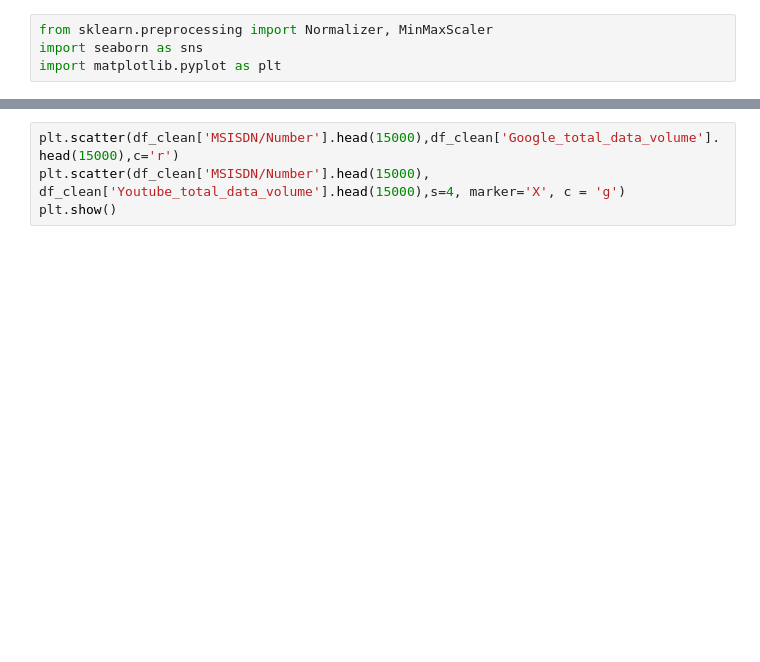
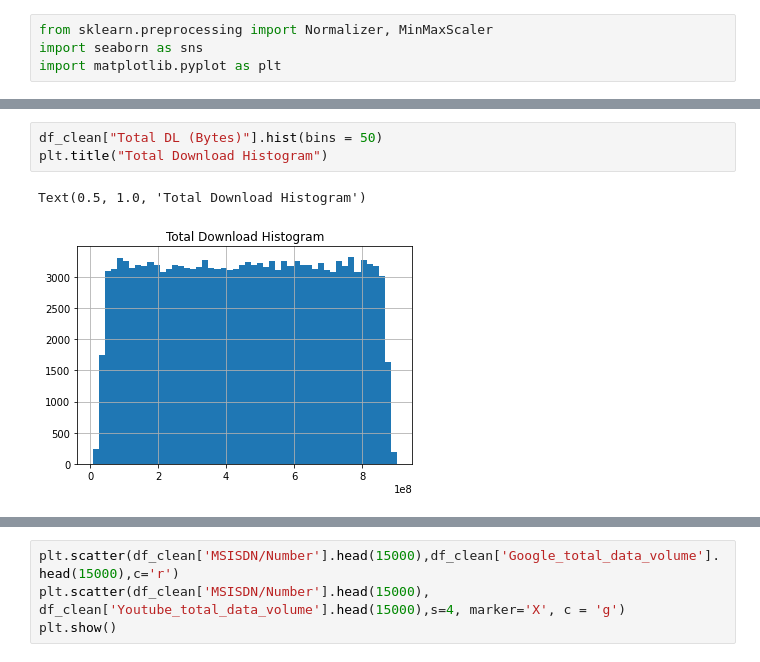
Before and after one commit to behigu/TellCo-Telecom-User-s-Data-Analysis, a Jupyter notebook: notebooks/Telco_telecom_user_data_analysis.ipynb, the cells around one changed output, grey strips where cells are left out. Cells and saved outputs as stored; diff of their text form; blank space fills up the shorter version.

```diff
--- a/notebooks/Telco_telecom_user_data_analysis.ipynb
+++ b/notebooks/Telco_telecom_user_data_analysis.ipynb
@@ -417,0 +471,6 @@ TypeError: ignored
+# %%
+df_clean["Total DL (Bytes)"].hist(bins = 50)
+plt.title("Total Download Histogram")
+# %% [output]
+Text(0.5, 1.0, 'Total Download Histogram')
+[figure, added]
```
Also changed, not shown: parts of 29 cells of this notebook.
